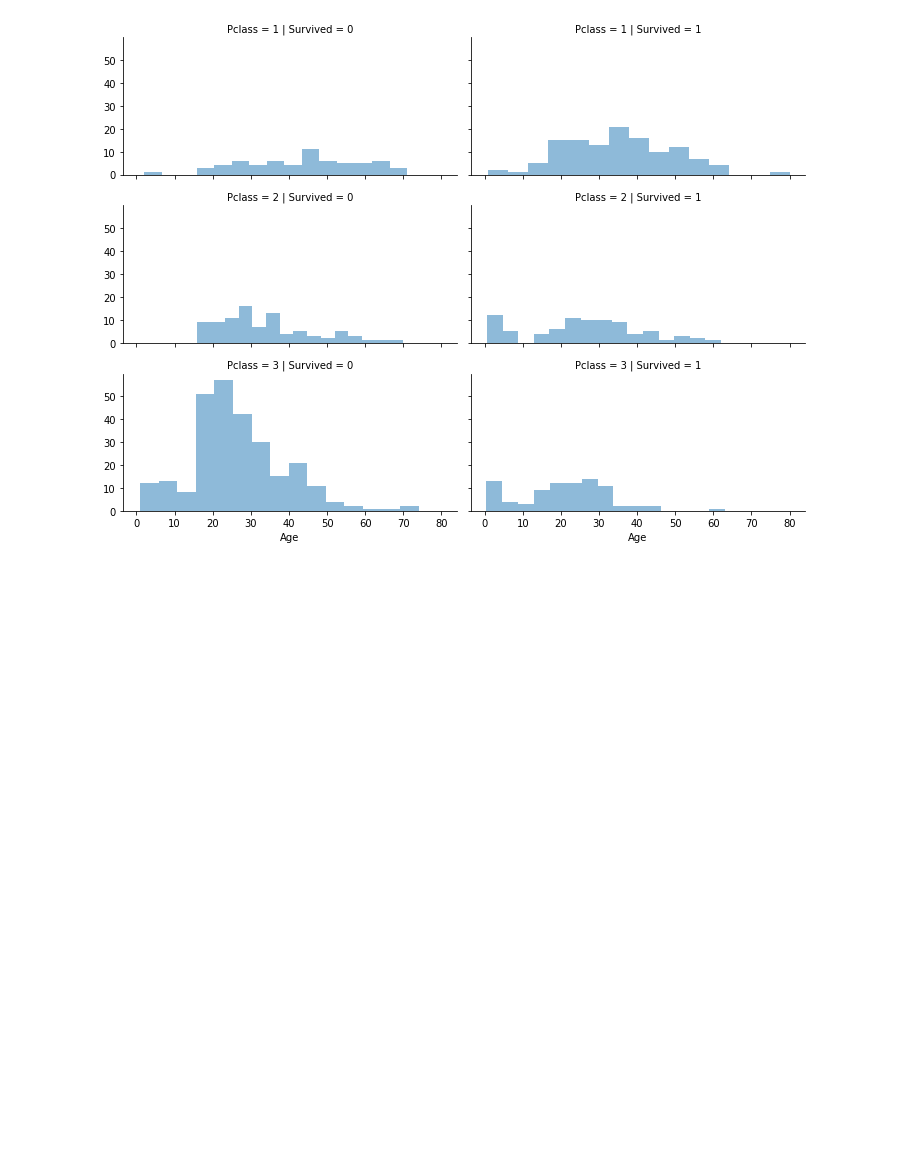
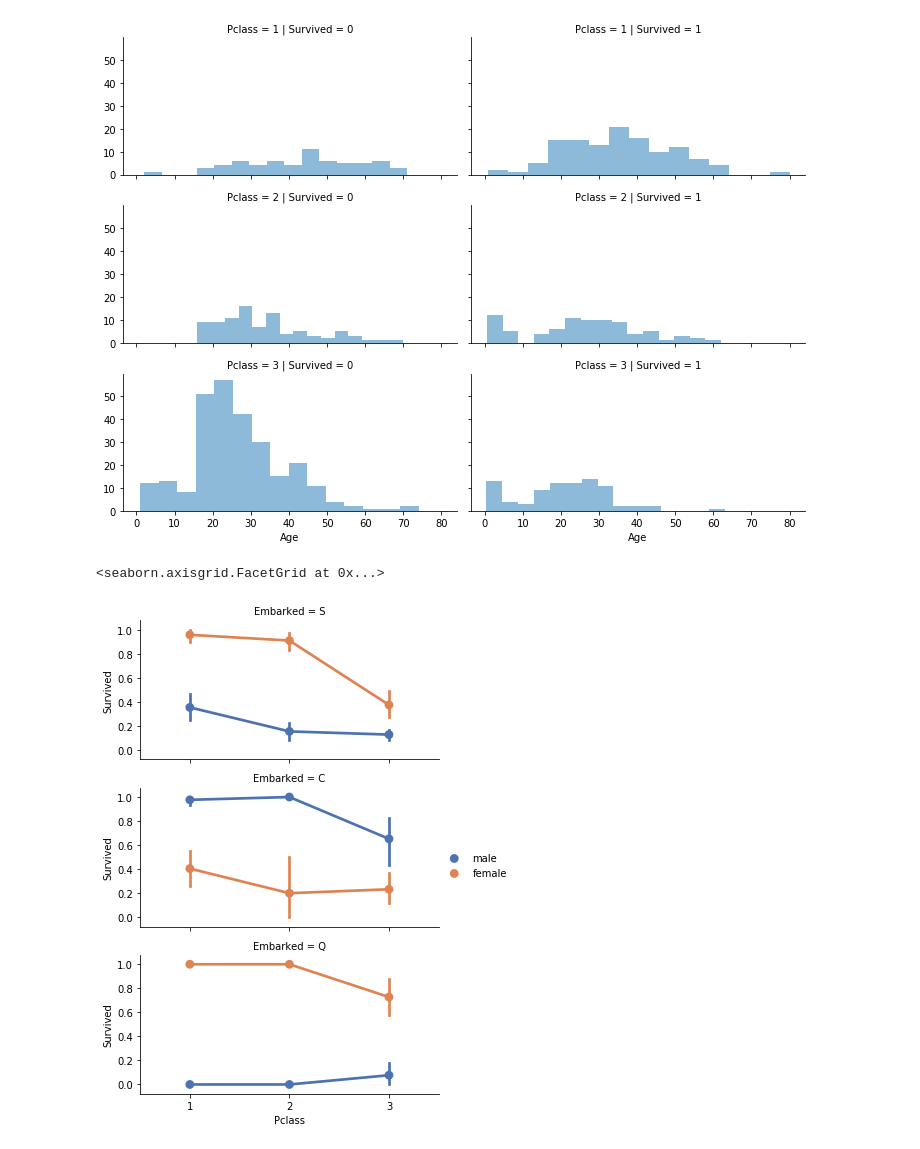
Before and after one commit to CoachCooz/Titanic-Machine-Learning, a Jupyter notebook: Machine Learning and the Titanic.ipynb, the cells around one changed output. Drawn from its saved outputs; the diff is of its cells as text; code cells hidden in the pictures; blank space fills up the shorter version.

Commit message:
more visuals

```diff
--- a/Machine Learning and the Titanic.ipynb
+++ b/Machine Learning and the Titanic.ipynb
@@ -140,3 +140,10 @@ grid.map(plt.hist, 'Age', alpha=.5, bins=15)
 grid.add_legend();
 # %% [output]
 [figure]
+# %%
+grid_1 = sns.FacetGrid(train, row='Embarked', height=2.5, aspect=2.0)
+grid_1.map(sns.pointplot, 'Pclass', 'Survived', 'Sex', palette='deep')
+grid_1.add_legend()
+# %% [output]
+<seaborn.axisgrid.FacetGrid at 0x...>
+[figure, added]
```
Also changed, not shown: parts of 2 cells of this notebook.
